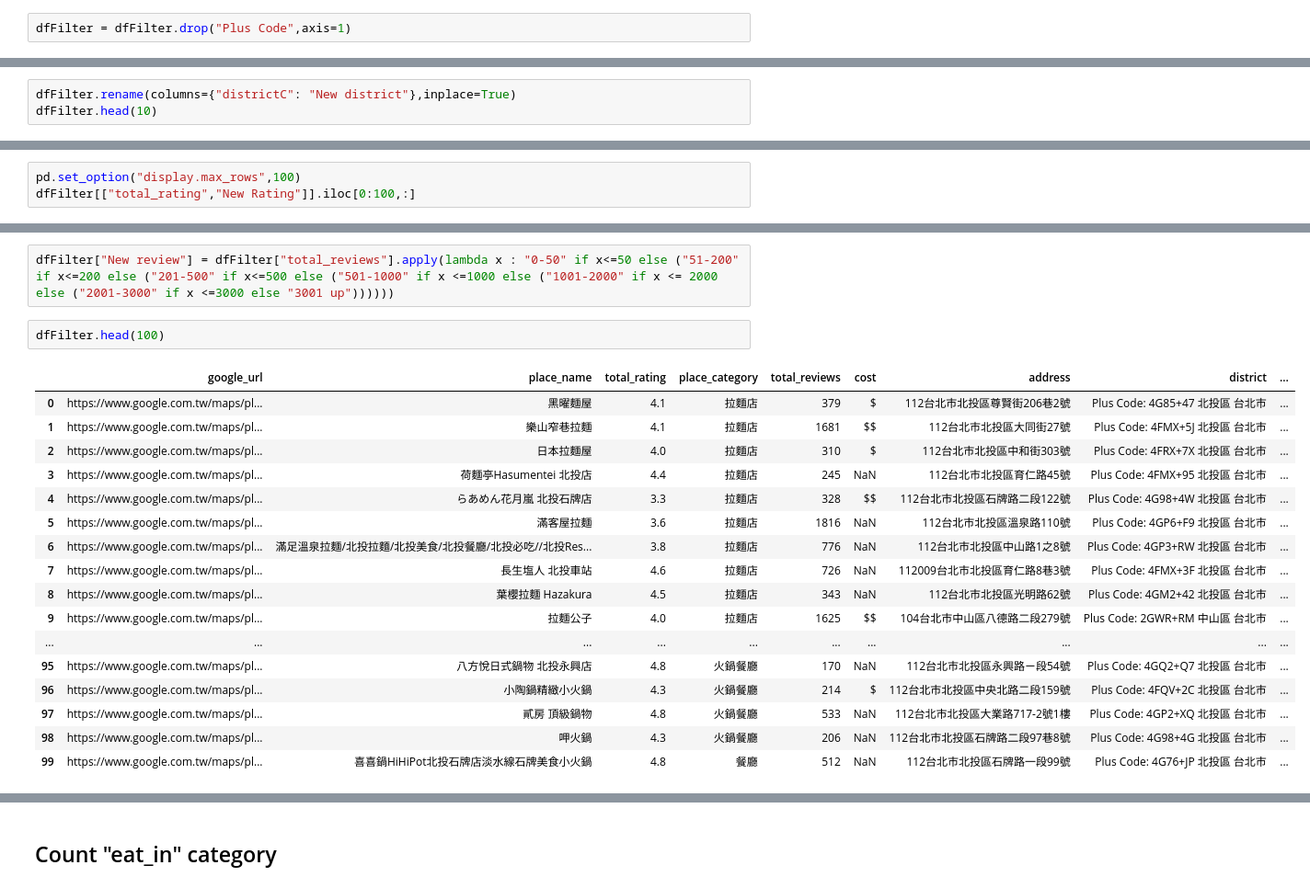
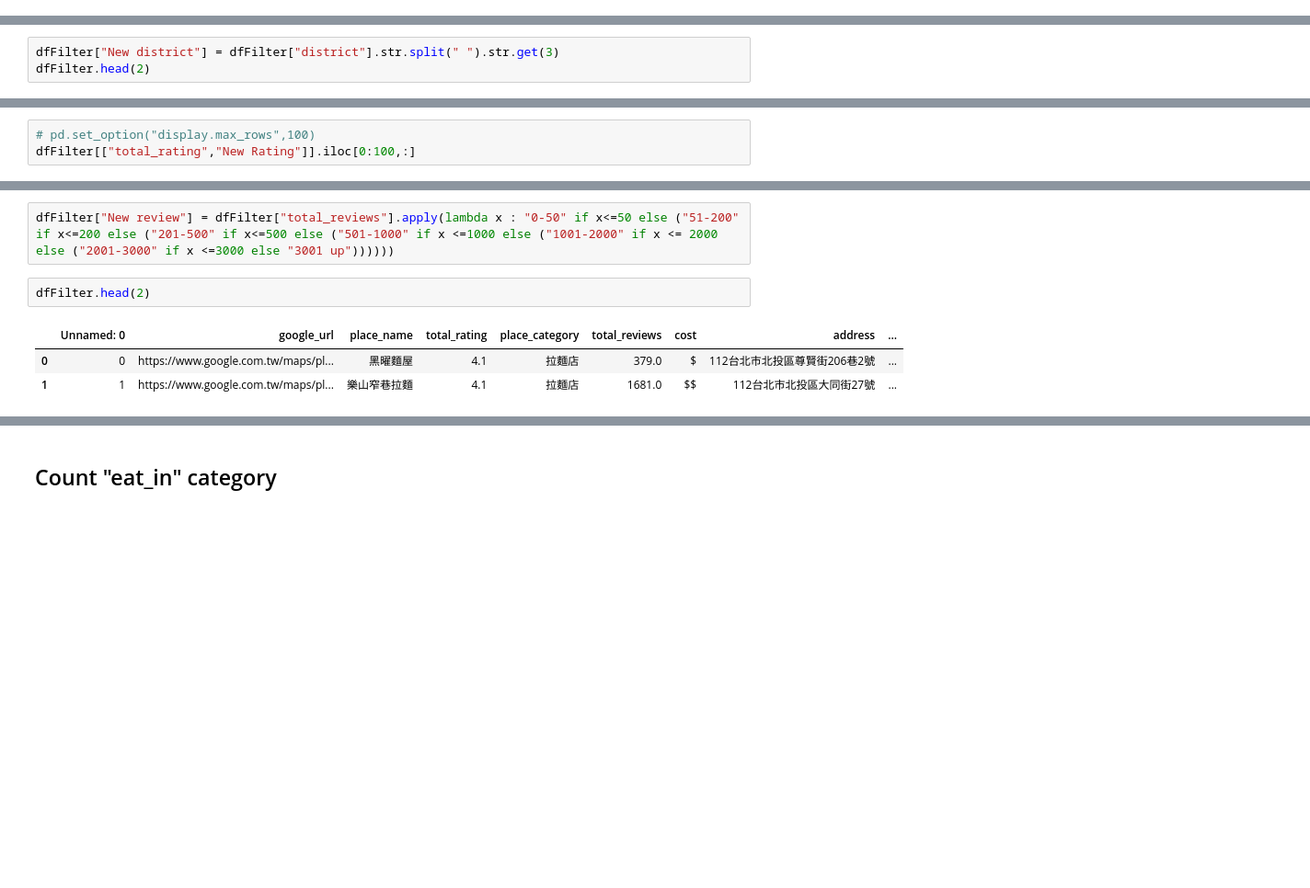
Before and after one commit to DAMA1011/FinalReport, a Jupyter notebook: 餐廳資料二次分析.ipynb, the cells around one changed output, grey strips where cells are left out. Shown: that part at 92% size. Saved outputs shown, nothing was run; the diff lists cells and outputs as text; blank space fills up the shorter version.

```diff
--- a/餐廳資料二次分析.ipynb
+++ b/餐廳資料二次分析.ipynb
@@ -18,2 +17,0 @@ dfFilter.head(2)
-# %%
-dfFilter = dfFilter.drop("Plus Code",axis=1)
@@ -22,3 +17,0 @@ dfFilter = dfFilter.drop("Plus Code",axis=1)
-# %%
-dfFilter.rename(columns={"districtC": "New district"},inplace=True)
-dfFilter.head(10)
@@ -36,0 +20,3 @@ dfFilter.head(10)
+# %%
+dfFilter["New district"] = dfFilter["district"].str.split(" ").str.get(3)
+dfFilter.head(2)
@@ -39,7 +29,7 @@ dfFilter.head(10)
 # %%
 dfFilter["New Rating"] = dfFilter["total_rating"].apply(lambda x : 1 if x<=1.5 else (2 if x<=2.5 else (3 if x<=3.5 else (4 if x<=4.5 else 5))))
 # %%
-pd.set_option("display.max_rows",100)
+# pd.set_option("display.max_rows",100)
 dfFilter[["total_rating","New Rating"]].iloc[0:100,:]
 # %% [output]
 |  | total_rating | New Rating |
@@ -72,23 +58,9 @@ dfFilter.head(2)
 # %%
 dfFilter["New review"] = dfFilter["total_reviews"].apply(lambda x : "0-50" if x<=50 else ("51-200" if x<=200 else ("201-500" if x<=500 else ("501-1000" if x <=1000 else ("1001-2000" if x <= 2000 else ("2001-3000" if x <=3000 else "3001 up"))))))
 # %%
-dfFilter.head(100)
+dfFilter.head(2)
 # %% [output]
-|  | google_url | place_name | total_rating | place_category | total_reviews | cost | address | district | ... |
-| 0 | https://www.google.com.tw/maps/pl... | 黑曜麵屋 | 4.1 | 拉麵店 | 379 | $ | 112台北市北投區尊賢街206巷2號 | Plus Code: 4G85+47 北投區 台北市 | ... |
-| 1 | https://www.google.com.tw/maps/pl... | 樂山窄巷拉麵 | 4.1 | 拉麵店 | 1681 | $$ | 112台北市北投區大同街27號 | Plus Code: 4FMX+5J 北投區 台北市 | ... |
-| 2 | https://www.google.com.tw/maps/pl... | 日本拉麵屋 | 4.0 | 拉麵店 | 310 | $ | 112台北市北投區中和街303號 | Plus Code: 4FRX+7X 北投區 台北市 | ... |
-| 3 | https://www.google.com.tw/maps/pl... | 荷麵亭Hasumentei 北投店 | 4.4 | 拉麵店 | 245 | NaN | 112台北市北投區育仁路45號 | Plus Code: 4FMX+95 北投區 台北市 | ... |
-| 4 | https://www.google.com.tw/maps/pl... | らあめん花月嵐 北投石牌店 | 3.3 | 拉麵店 | 328 | $$ | 112台北市北投區石牌路二段122號 | Plus Code: 4G98+4W 北投區 台北市 | ... |
-| 5 | https://www.google.com.tw/maps/pl... | 滿客屋拉麵 | 3.6 | 拉麵店 | 1816 | NaN | 112台北市北投區溫泉路110號 | Plus Code: 4GP6+F9 北投區 台北市 | ... |
-| 6 | https://www.google.com.tw/maps/pl... | 滿足溫泉拉麵/北投拉麵/北投美食/北投餐廳/北投必吃//北投Res... | 3.8 | 拉麵店 | 776 | NaN | 112台北市北投區中山路1之8號 | Plus Code: 4GP3+RW 北投區 台北市 | ... |
-| 7 | https://www.google.com.tw/maps/pl... | 長生塩人 北投車站 | 4.6 | 拉麵店 | 726 | NaN | 112009台北市北投區育仁路8巷3號 | Plus Code: 4FMX+3F 北投區 台北市 | ... |
-| 8 | https://www.google.com.tw/maps/pl... | 葉櫻拉麵 Hazakura | 4.5 | 拉麵店 | 343 | NaN | 112台北市北投區光明路62號 | Plus Code: 4GM2+42 北投區 台北市 | ... |
-| 9 | https://www.google.com.tw/maps/pl... | 拉麵公子 | 4.0 | 拉麵店 | 1625 | $$ | 104台北市中山區八德路二段279號 | Plus Code: 2GWR+RM 中山區 台北市 | ... |
-| ... | ... | ... | ... | ... | ... | ... | ... | ... | ... |
-| 95 | https://www.google.com.tw/maps/pl... | 八方悅日式鍋物 北投永興店 | 4.8 | 火鍋餐廳 | 170 | NaN | 112台北市北投區永興路ㄧ段54號 | Plus Code: 4GQ2+Q7 北投區 台北市 | ... |
-| 96 | https://www.google.com.tw/maps/pl... | 小陶鍋精緻小火鍋 | 4.3 | 火鍋餐廳 | 214 | $ | 112台北市北投區中央北路二段159號 | Plus Code: 4FQV+2C 北投區 台北市 | ... |
-| 97 | https://www.google.com.tw/maps/pl... | 貳房 頂級鍋物 | 4.8 | 火鍋餐廳 | 533 | NaN | 112台北市北投區大業路717-2號1樓 | Plus Code: 4GP2+XQ 北投區 台北市 | ... |
-| 98 | https://www.google.com.tw/maps/pl... | 呷火鍋 | 4.3 | 火鍋餐廳 | 206 | NaN | 112台北市北投區石牌路二段97巷8號 | Plus Code: 4G98+4G 北投區 台北市 | ... |
-| 99 | https://www.google.com.tw/maps/pl... | 喜喜鍋HiHiPot北投石牌店淡水線石牌美食小火鍋 | 4.8 | 餐廳 | 512 | NaN | 112台北市北投區石牌路一段99號 | Plus Code: 4G76+JP 北投區 台北市 | ... |
+|  | Unnamed: 0 | google_url | place_name | total_rating | place_category | total_reviews | cost | address | ... |
+| 0 | 0 | https://www.google.com.tw/maps/pl... | 黑曜麵屋 | 4.1 | 拉麵店 | 379.0 | $ | 112台北市北投區尊賢街206巷2號 | ... |
+| 1 | 1 | https://www.google.com.tw/maps/pl... | 樂山窄巷拉麵 | 4.1 | 拉麵店 | 1681.0 | $$ | 112台北市北投區大同街27號 | ... |
 # %%
```
Also changed, not shown: parts of 45 cells of this notebook.
